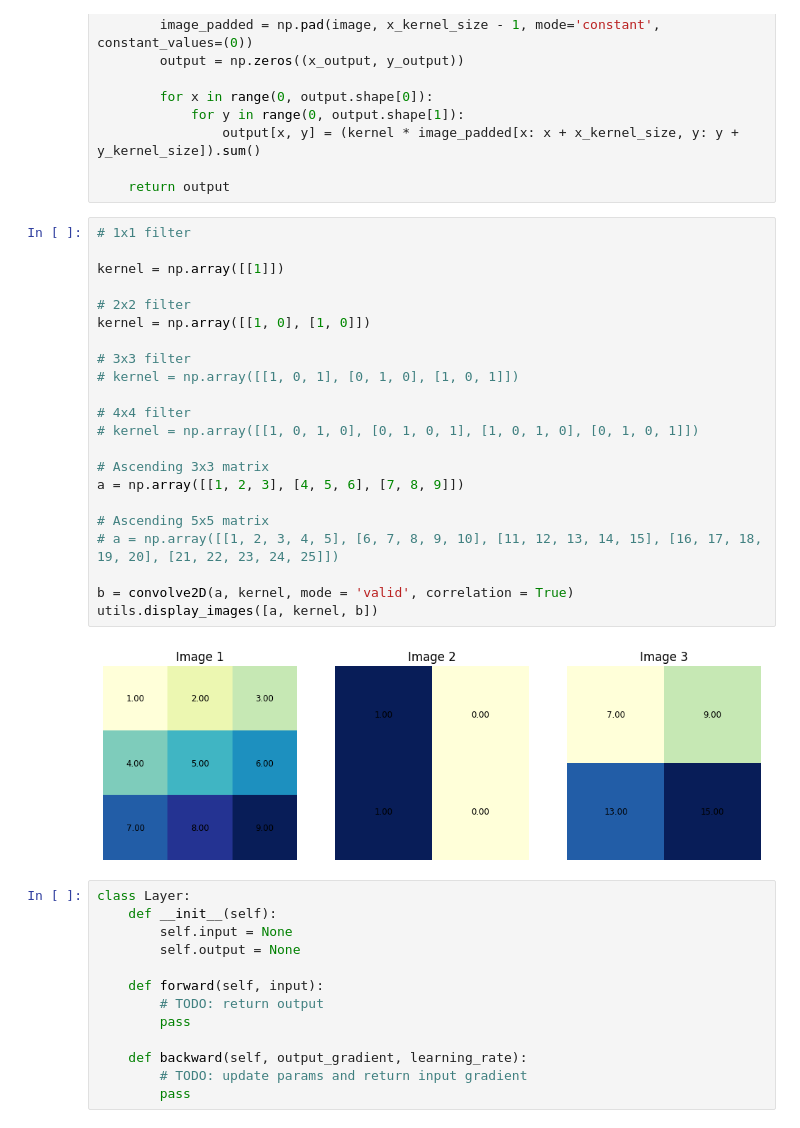
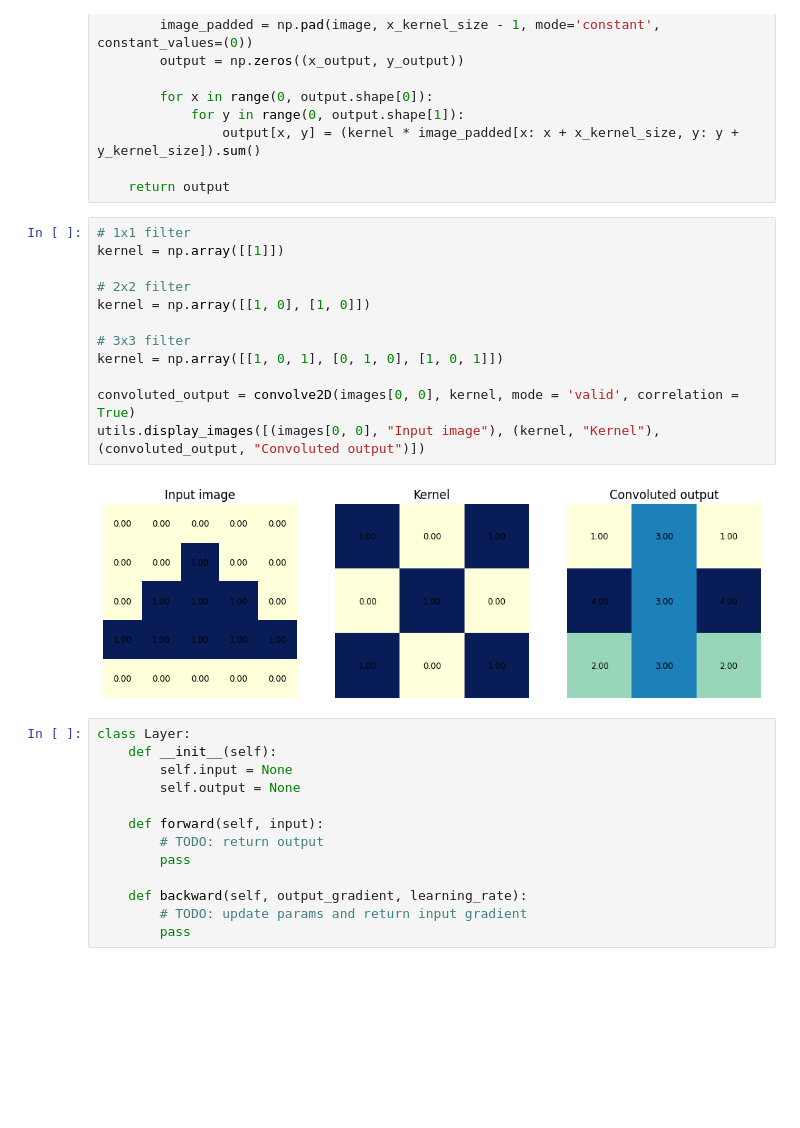
Before and after one commit to olestole/cnn-from-scratch, a Jupyter notebook: nn_from_scratch.ipynb, the cells around one changed output. Cells and saved outputs as stored; diff of their text form; blank space fills up the shorter version.

```diff
--- a/nn_from_scratch.ipynb
+++ b/nn_from_scratch.ipynb
@@ -36,28 +78,18 @@ def convolve2D(image: np.ndarray, kernel: np.ndarray, mode = "valid", correlatio
     return output
 # %%
 # 1x1 filter
-
 kernel = np.array([[1]])
 
 # 2x2 filter
 kernel = np.array([[1, 0], [1, 0]])
 
 # 3x3 filter
-# kernel = np.array([[1, 0, 1], [0, 1, 0], [1, 0, 1]])
+kernel = np.array([[1, 0, 1], [0, 1, 0], [1, 0, 1]])
 
-# 4x4 filter
-# kernel = np.array([[1, 0, 1, 0], [0, 1, 0, 1], [1, 0, 1, 0], [0, 1, 0, 1]])
-
-# Ascending 3x3 matrix
-a = np.array([[1, 2, 3], [4, 5, 6], [7, 8, 9]])
-
-# Ascending 5x5 matrix
-# a = np.array([[1, 2, 3, 4, 5], [6, 7, 8, 9, 10], [11, 12, 13, 14, 15], [16, 17, 18, 19, 20], [21, 22, 23, 24, 25]])
-
-b = convolve2D(a, kernel, mode = 'valid', correlation = True)
-utils.display_images([a, kernel, b])
+convoluted_output = convolve2D(images[0, 0], kernel, mode = 'valid', correlation = True)
+utils.display_images([(images[0, 0], "Input image"), (kernel, "Kernel"), (convoluted_output, "Convoluted output")])
 # %% [output]
-[figure, old version]
+[figure, new version]
 # %%
 class Layer:
     def __init__(self):
```
Also changed, not shown: parts of 14 cells of this notebook, 1 other file.
